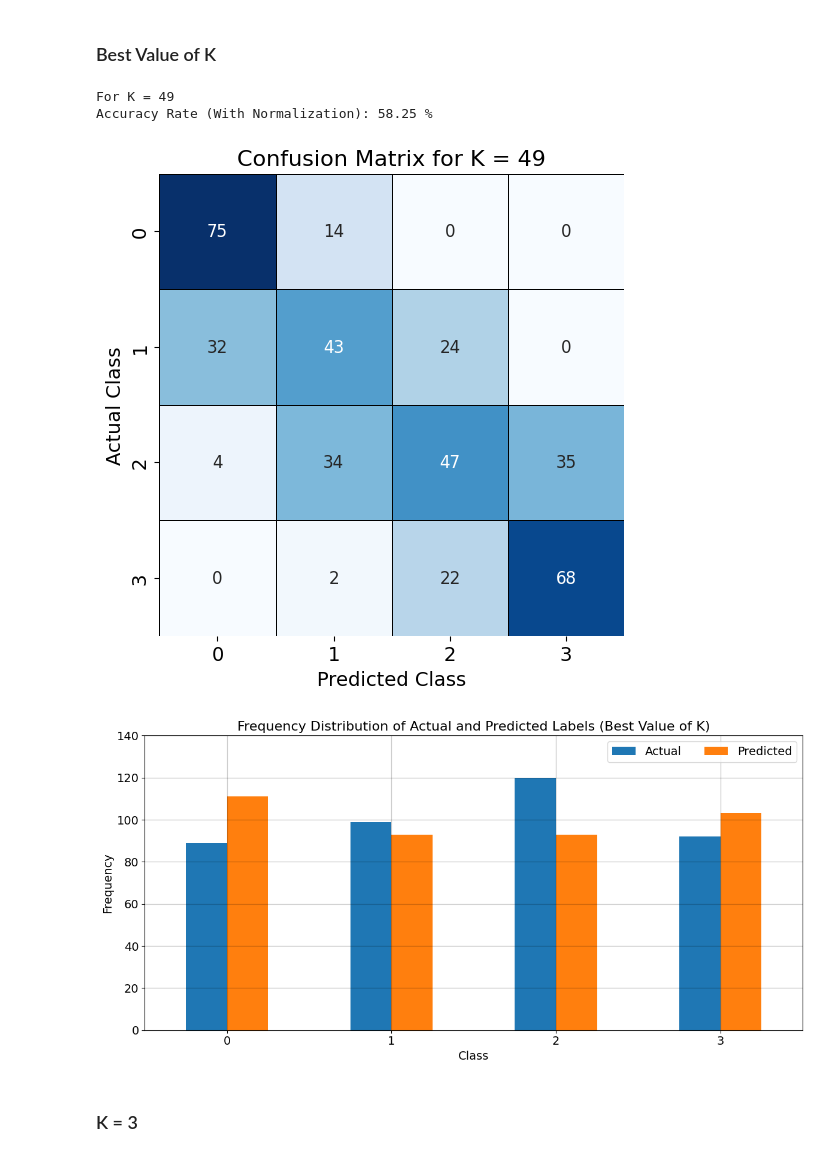
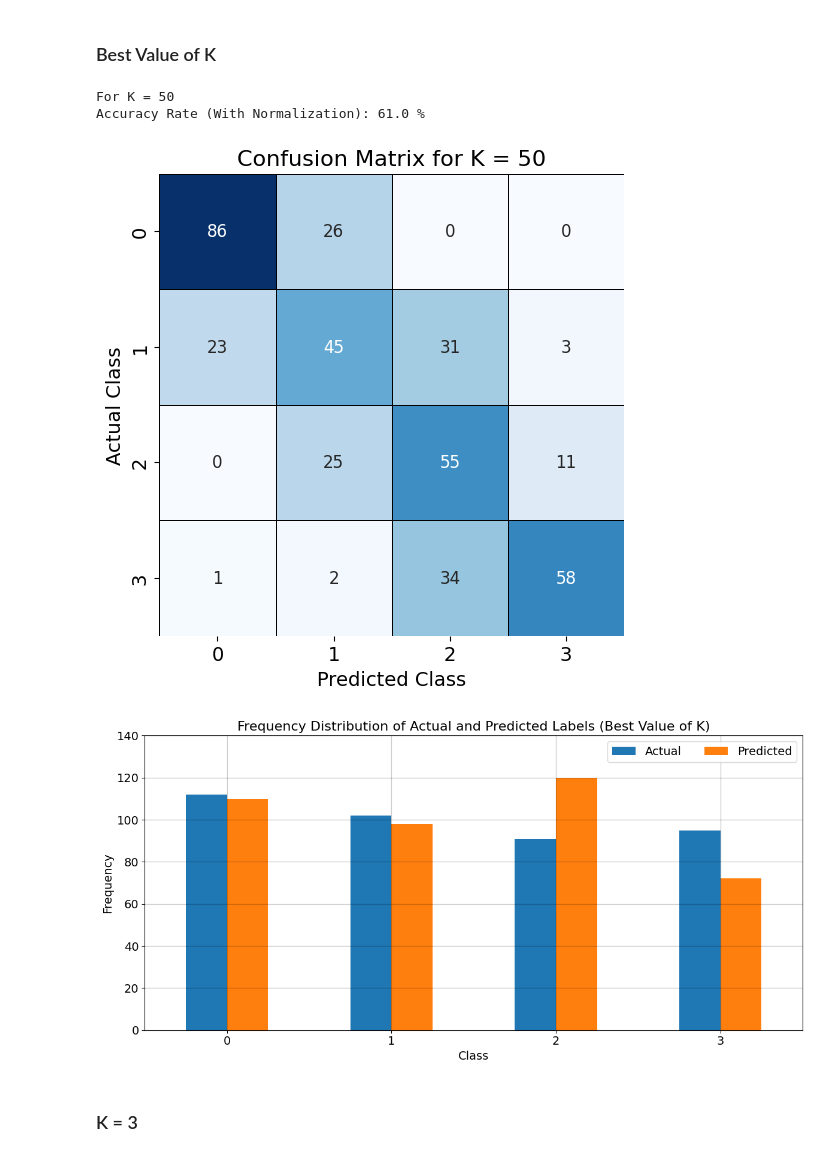
Before and after one commit to Mouleshwar3238/Mobile_Price_Classification, a Jupyter notebook: KNN_MPC.ipynb, the cells around one changed output. Saved outputs shown, nothing was run; the diff lists cells and outputs as text; code cells hidden in the pictures.

Commit message:
K Nearest Neighbours

```diff
--- a/KNN_MPC.ipynb
+++ b/KNN_MPC.ipynb
@@ -86,12 +86,12 @@ plt.show()
 ### Best Value of K
 # %%
 max_index = Accurate_rates.index(max(Accurate_rates))
-k_nearest_neighbour = KNeighborsClassifier(n_neighbors=max_index)
+k_nearest_neighbour = KNeighborsClassifier(n_neighbors=max_index+1)
 
 k_nearest_neighbour.fit(one_train, two_train)
 prediction = k_nearest_neighbour.predict(one_test)
 
-print('For K =', max_index)
+print('For K =', max_index+1)
 conf_matrix = confusion_matrix(two_test, prediction)
 print('Accuracy Rate (Without Normalization):',round(accuracy_score(two_test, prediction)*100,2),'%')
 
@@ -100,7 +100,7 @@ sns.heatmap(conf_matrix, annot=True, fmt='d', cmap='Blues', cbar=False, linewidt
             xticklabels=k_nearest_neighbour.classes_, yticklabels=k_nearest_neighbour.classes_, annot_kws={"size": 12})
 plt.xlabel('Predicted Class', color='black', fontsize=14)
 plt.ylabel('Actual Class', color='black', fontsize=14)
-plt.title('Confusion Matrix for K = ' + str(max_index), color='black', fontsize=16)
+plt.title('Confusion Matrix for K = ' + str(max_index+1), color='black', fontsize=16)
 plt.tick_params(axis='both', which='major', labelsize=14)
 plt.show()
 # %% [output]
@@ -299,5 +299,5 @@ plt.show()
 # %%
-t = 50
+t = 40
 k_nearest_neighbour = KNeighborsClassifier(n_neighbors=t)
 
 k_nearest_neighbour.fit(one_train, two_train)
@@ -305,7 +305,7 @@ prediction = k_nearest_neighbour.predict(one_test)
 
 print('For K =', t)
 conf_matrix = confusion_matrix(two_test, prediction)
-print('Accuracy Rate (Without Normalization):',round(accuracy_score(two_test, prediction)*100,4),'%')
+print('Accuracy Rate (Without Normalization):',round(accuracy_score(two_test, prediction)*100,2),'%')
 
 plt.figure(figsize=(6,6))
 sns.heatmap(conf_matrix, annot=True, fmt='d', cmap='Blues', cbar=False, linewidths=0.5, linecolor='black',
@@ -417,27 +417,27 @@ plt.show()
 # %%
 # First K value based on Accurate_rates
 max_index = Accurate_rates.index(max(Accurate_rates))
-k_nearest_neighbour = KNeighborsClassifier(n_neighbors=max_index)
+k_nearest_neighbour = KNeighborsClassifier(n_neighbors=max_index+1)
 
 k_nearest_neighbour.fit(one_train, two_train)
 prediction = k_nearest_neighbour.predict(one_test)
 
-print('For K =', max_index)
+print('For K =', max_index+1)
 conf_matrix = confusion_matrix(two_test, prediction)
-print('Accuracy Rate (With Normalization):',round(accuracy_score(two_test, prediction)*100,4),'%')
+print('Accuracy Rate (With Normalization):',round(accuracy_score(two_test, prediction)*100,2),'%')
 
 plt.figure(figsize=(6,6))
 sns.heatmap(conf_matrix, annot=True, fmt='d', cmap='Blues', cbar=False, linewidths=0.5, linecolor='black',
             xticklabels=k_nearest_neighbour.classes_, yticklabels=k_nearest_neighbour.classes_, annot_kws={"size": 12})
 plt.xlabel('Predicted Class', color='black', fontsize=14)
 plt.ylabel('Actual Class', color='black', fontsize=14)
-plt.title('Confusion Matrix for K = ' + str(max_index), color='black', fontsize=16)
+plt.title('Confusion Matrix for K = ' + str(max_index+1), color='black', fontsize=16)
 plt.tick_params(axis='both', which='major', labelsize=14)
 plt.show()
 # %% [output]
-For K = 49
-Accuracy Rate (With Normalization): 58.25 %
+For K = 50
+Accuracy Rate (With Normalization): 61.0 %
-[figure, old version]
+[figure, new version]
 # %%
 # Plotting the bar graph for frequency distribution of actual and predicted labels
 actual_labels, actual_counts = np.unique(two_test, return_counts=True)
@@ -465,7 +465,7 @@ plt.ylim((0,140))
 fig.tight_layout()
 plt.show()
 # %% [output]
-[figure, old version]
+[figure, new version]
 # %% [markdown]
 ### K = 3
 # %%
```
Also changed, not shown: parts of 20 cells of this notebook.
